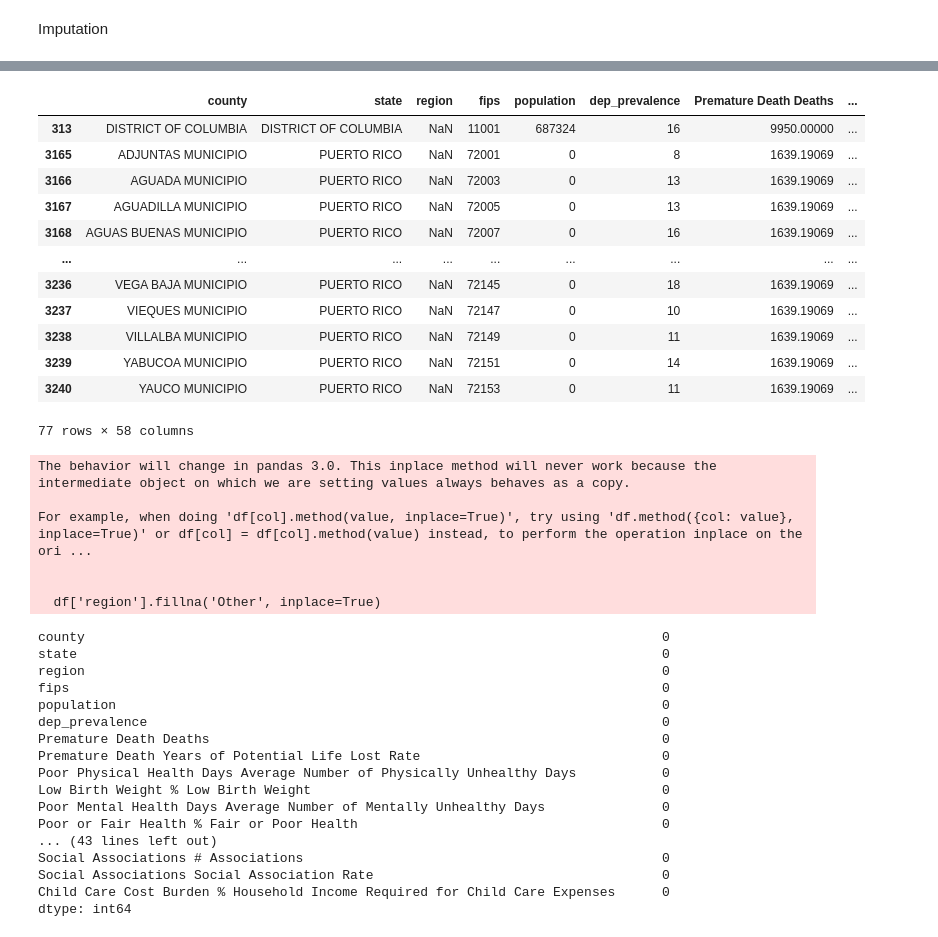
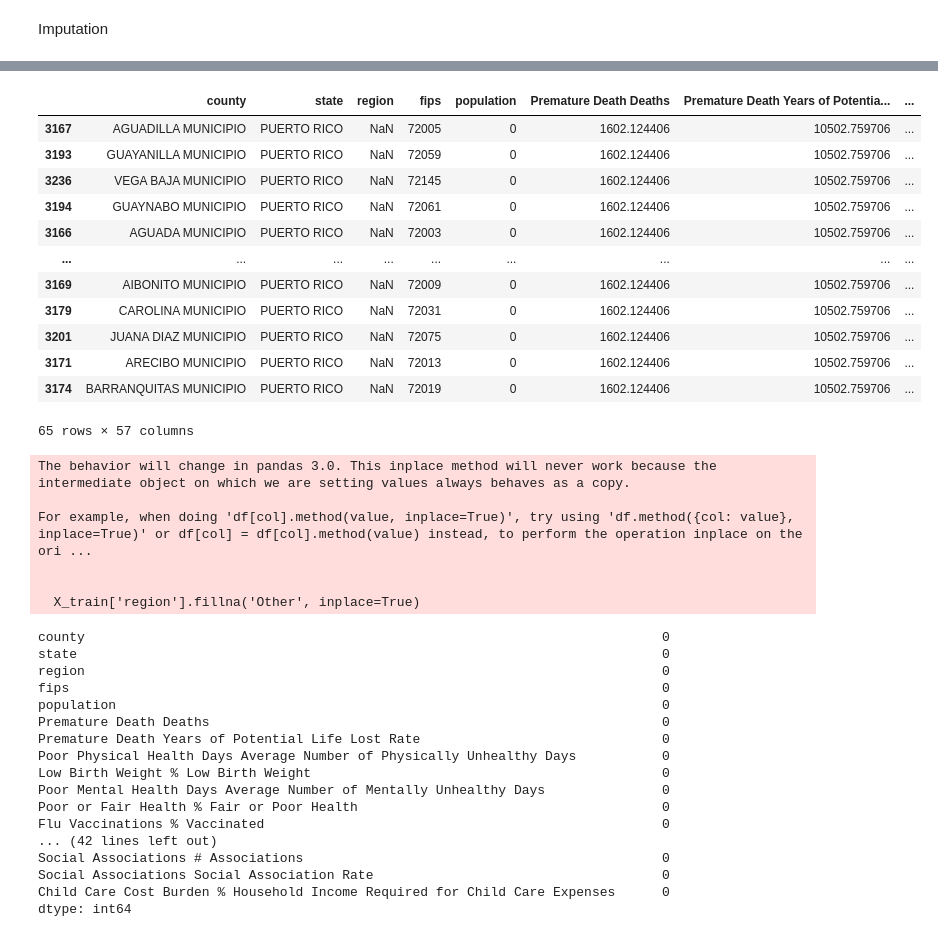
Before and after one commit to EZags/Milliman-Project-2025, a Jupyter notebook: 3_Feature_Engineering.ipynb, the cells around one changed output, grey strips where cells are left out. Cells and saved outputs as stored; diff of their text form; code cells hidden in the pictures.

```diff
--- a/3_Feature_Engineering.ipynb
+++ b/3_Feature_Engineering.ipynb
@@ -62,13 +111,13 @@ See the caveats in the documentation: https://pandas.pydata.org/pandas-docs/stab
 Imputation
 # %%
 #Determine the number of missing values in each column
-missing_values = df.isnull().sum()
+missing_values = X_train.isnull().sum()
 missing_values
 #Determine the percentage of missing values in each column
-missing_percentage = (missing_values / len(df)) * 100
+missing_percentage = (missing_values / len(X_train)) * 100
 missing_percentage
 #Determine the missing values in each column for the state of Connecticut
-missing_values_ct = df[df['state'] == 'CONNECTICUT'].isnull().sum()
+missing_values_ct = X_train[X_train['state'] == 'CONNECTICUT'].isnull().sum()
 missing_values_ct
 # %% [output]
 county                                                                           0
@@ -173,32 +206,32 @@ See the caveats in the documentation: https://pandas.pydata.org/pandas-docs/stab
 # %%
 #A function that imputes the mean of a column and fills in the missing values with the mean
-def impute_mean(df1, column):
-    mean_value = df1[column].mean()
-    df1[column].fillna(mean_value, inplace=True)
-    return df1
+def impute_mean(X_train1, column):
+    mean_value = X_train1[column].mean()
+    X_train1[column].fillna(mean_value, inplace=True)
+    return X_train1
 
 #A function that imputes using KNN
-def impute_knn(df_1, column):
+def impute_knn(X_train_1, column):
     knn_imputer = KNNImputer(n_neighbors=5)
-    df_1[column] = knn_imputer.fit_transform(df_1[[column]])
-    return df_1
+    X_train_1[column] = knn_imputer.fit_transform(X_train_1[[column]])
+    return X_train_1
 
-#Drops all columns in df with over 40% missing values
-df.drop(columns=missing_percentage[missing_percentage > 40].index, inplace=True)
+#Drops all columns in X_train with over 40% missing values
+X_train.drop(columns=missing_percentage[missing_percentage > 40].index, inplace=True)
 
 #Iterate through the missing values dataframe choosing columns with a missing percentage < 5% for mean imputation and > 5% for KNN imputation, make sure only numeric columns are selected
-numeric_columns = df.select_dtypes(include=[np.number]).columns
+numeric_columns = X_train.select_dtypes(include=[np.number]).columns
 missing_percentage = missing_percentage[missing_percentage.index.isin(numeric_columns)]
 for column in missing_percentage[missing_percentage < 5].index:
-    df = impute_mean(df, column)
+    X_train = impute_mean(X_train, column)
 for column in missing_percentage[missing_percentage > 5].index:
-    df = impute_knn(df, column)
+    X_train = impute_knn(X_train, column)
 
 #Change settings to display all columns in the dataframe
 pd.set_option('display.max_columns', None)
 
 #Check for any remaining missing values
-missing_values = df.isnull().sum()
+missing_values = X_train.isnull().sum()
 missing_values
 # %% [output]
 The behavior will change in pandas 3.0. This inplace method will never work because the intermediate object on which we are setting values always behaves as a copy.
@@ -226,47 +259,47 @@ Child Care Cost Burden % Household Income Required for Child Care Expenses
 dtype: int64
 # %%
 #Display rows with missing values in the 'region' column
-df[df['region'].isnull()]
+X_train[X_train['region'].isnull()]
 # Add 'Other' to the categories of the 'region' column
-df['region'] = df['region'].cat.add_categories('Other')
+X_train['region'] = X_train['region'].cat.add_categories('Other')
 # Fill these values with the word "Other"
-df['region'].fillna('Other', inplace=True)
+X_train['region'].fillna('Other', inplace=True)
 #Check for any remaining missing values
-missing_values = df.isnull().sum()
+missing_values = X_train.isnull().sum()
 missing_values
 # %% [output]
-|  | county | state | region | fips | population | dep_prevalence | Premature Death Deaths | ... |
-| 313 | DISTRICT OF COLUMBIA | DISTRICT OF COLUMBIA | NaN | 11001 | 687324 | 16 | 9950.00000 | ... |
-| 3165 | ADJUNTAS MUNICIPIO | PUERTO RICO | NaN | 72001 | 0 | 8 | 1639.19069 | ... |
-| 3166 | AGUADA MUNICIPIO | PUERTO RICO | NaN | 72003 | 0 | 13 | 1639.19069 | ... |
-| 3167 | AGUADILLA MUNICIPIO | PUERTO RICO | NaN | 72005 | 0 | 13 | 1639.19069 | ... |
-| 3168 | AGUAS BUENAS MUNICIPIO | PUERTO RICO | NaN | 72007 | 0 | 16 | 1639.19069 | ... |
+|  | county | state | region | fips | population | Premature Death Deaths | Premature Death Years of Potentia... | ... |
+| 3167 | AGUADILLA MUNICIPIO | PUERTO RICO | NaN | 72005 | 0 | 1602.124406 | 10502.759706 | ... |
+| 3193 | GUAYANILLA MUNICIPIO | PUERTO RICO | NaN | 72059 | 0 | 1602.124406 | 10502.759706 | ... |
+| 3236 | VEGA BAJA MUNICIPIO | PUERTO RICO | NaN | 72145 | 0 | 1602.124406 | 10502.759706 | ... |
+| 3194 | GUAYNABO MUNICIPIO | PUERTO RICO | NaN | 72061 | 0 | 1602.124406 | 10502.759706 | ... |
+| 3166 | AGUADA MUNICIPIO | PUERTO RICO | NaN | 72003 | 0 | 1602.124406 | 10502.759706 | ... |
 | ... | ... | ... | ... | ... | ... | ... | ... | ... |
-| 3236 | VEGA BAJA MUNICIPIO | PUERTO RICO | NaN | 72145 | 0 | 18 | 1639.19069 | ... |
-| 3237 | VIEQUES MUNICIPIO | PUERTO RICO | NaN | 72147 | 0 | 10 | 1639.19069 | ... |
-| 3238 | VILLALBA MUNICIPIO | PUERTO RICO | NaN | 72149 | 0 | 11 | 1639.19069 | ... |
-| 3239 | YABUCOA MUNICIPIO | PUERTO RICO | NaN | 72151 | 0 | 14 | 1639.19069 | ... |
-| 3240 | YAUCO MUNICIPIO | PUERTO RICO | NaN | 72153 | 0 | 11 | 1639.19069 | ... |
+| 3169 | AIBONITO MUNICIPIO | PUERTO RICO | NaN | 72009 | 0 | 1602.124406 | 10502.759706 | ... |
+| 3179 | CAROLINA MUNICIPIO | PUERTO RICO | NaN | 72031 | 0 | 1602.124406 | 10502.759706 | ... |
+| 3201 | JUANA DIAZ MUNICIPIO | PUERTO RICO | NaN | 72075 | 0 | 1602.124406 | 10502.759706 | ... |
+| 3171 | ARECIBO MUNICIPIO | PUERTO RICO | NaN | 72013 | 0 | 1602.124406 | 10502.759706 | ... |
+| 3174 | BARRANQUITAS MUNICIPIO | PUERTO RICO | NaN | 72019 | 0 | 1602.124406 | 10502.759706 | ... |
-77 rows × 58 columns
+65 rows × 57 columns
 The behavior will change in pandas 3.0. This inplace method will never work because the intermediate object on which we are setting values always behaves as a copy.
 
 For example, when doing 'df[col].method(value, inplace=True)', try using 'df.method({col: value}, inplace=True)' or df[col] = df[col].method(value) instead, to perform the operation inplace on the ori ...
 
 
-  df['region'].fillna('Other', inplace=True)
+  X_train['region'].fillna('Other', inplace=True)
 county                                                                          0
 state                                                                           0
 region                                                                          0
 fips                                                                            0
 population                                                                      0
-dep_prevalence                                                                  0
 Premature Death Deaths                                                          0
 Premature Death Years of Potential Life Lost Rate                               0
 Poor Physical Health Days Average Number of Physically Unhealthy Days           0
 Low Birth Weight % Low Birth Weight                                             0
 Poor Mental Health Days Average Number of Mentally Unhealthy Days               0
 Poor or Fair Health % Fair or Poor Health                                       0
-... (43 lines left out)
+Flu Vaccinations % Vaccinated                                                   0
+... (42 lines left out)
 Social Associations # Associations                                              0
 Social Associations Social Association Rate                                     0
 Child Care Cost Burden % Household Income Required for Child Care Expenses      0
```
Also changed, not shown: parts of 16 cells of this notebook.
